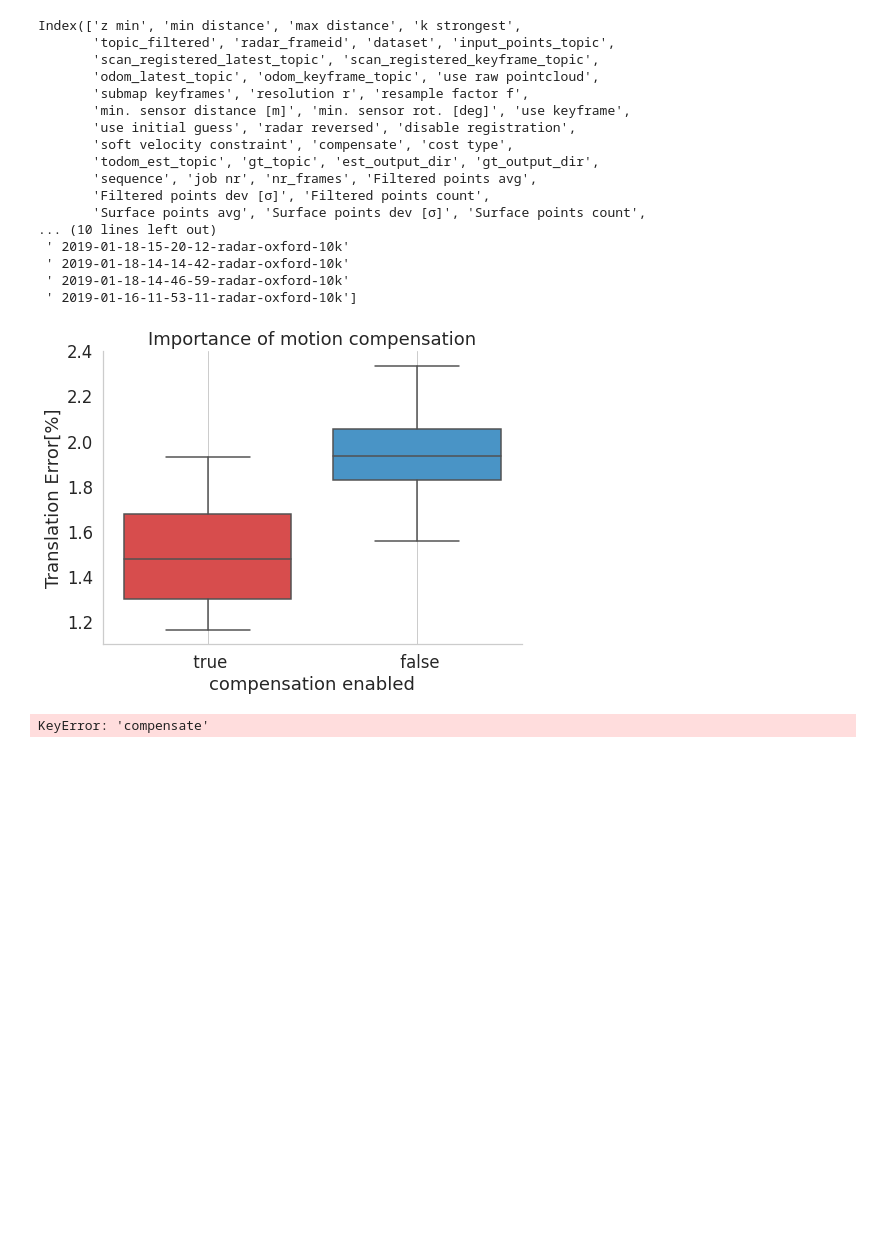
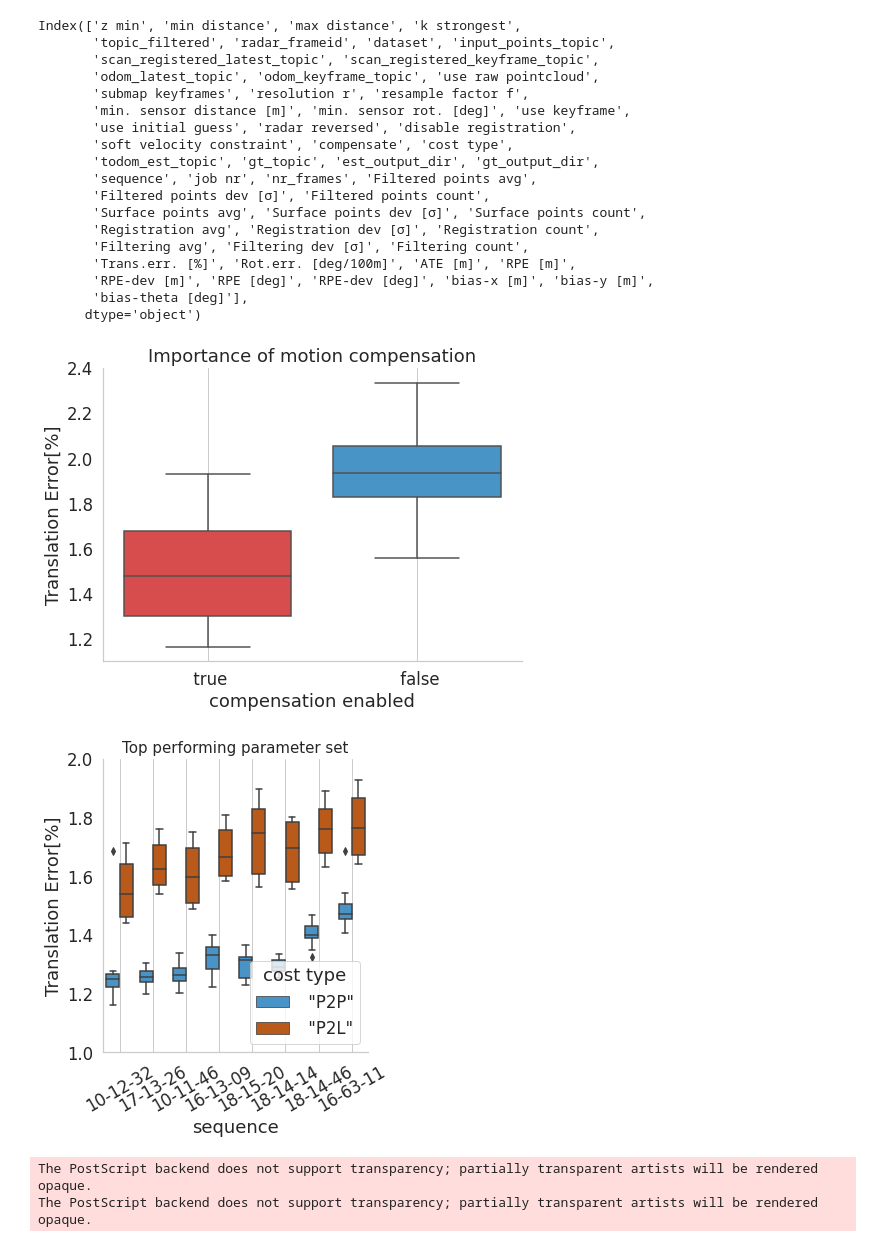
Before and after one commit to Samleo8/CFEAR_evaluation, a Jupyter notebook: motioncomp/motion_comp.ipynb, the cells around one changed output. Drawn from its saved outputs; the diff is of its cells as text; code cells hidden in the pictures; blank space fills up the shorter version.

```diff
--- a/motioncomp/motion_comp.ipynb
+++ b/motioncomp/motion_comp.ipynb
@@ -25,7 +25,7 @@ dd= dd.rename(columns={'Transl. Error': 'Trans.err. [%]'})
 dd= dd.rename(columns={'resolution r': 'resolution r [m]'})
 dd=dd.sort_values(by=["Trans.err. [%]"])
 x=dd["sequence"].unique()
-print(x)
+#print(x)
 #w['sequence'] = w['sequence'].apply({'male':0, 'female':1}.get)
 
 dd['sequence'] = dd['sequence'].apply({' 2019-01-10-12-32-52-radar-oxford-10k': '10-12-32',
@@ -68,40 +68,43 @@ sns_plot.savefig('./output/Motion_compensation_sk=3.png', format='png', dpi=1500
 
 
 
-dc=df[df["compensate"] == " true"]
+dc=df[df["compensation enabled"] == " true"]
 
 
 colors_two = [ "#3498DB", "#D35400"]
 palp2pp2l=sns.color_palette(colors_two)
 
 sns_plot=sns.catplot(x="sequence", y="Translation Error[%]", kind="box",hue="cost type", data=dc, dodge=True, legend_out=False, palette=palp2pp2l)
 sns_plot.set_xticklabels(rotation=30)
 plt.title('Top performing parameter set',fontsize=15)
 plt.ylim(1.0,2)
 plt.grid()
 
 
 plt.show()
 
 sns_plot.savefig('./output/best.eps', format='eps')
 sns_plot.savefig('./output/best.png', format='png', dpi=1500)
 # %% [output]
 Index(['z min', 'min distance', 'max distance', 'k strongest',
        'topic_filtered', 'radar_frameid', 'dataset', 'input_points_topic',
        'scan_registered_latest_topic', 'scan_registered_keyframe_topic',
        'odom_latest_topic', 'odom_keyframe_topic', 'use raw pointcloud',
        'submap keyframes', 'resolution r', 'resample factor f',
        'min. sensor distance [m]', 'min. sensor rot. [deg]', 'use keyframe',
        'use initial guess', 'radar reversed', 'disable registration',
        'soft velocity constraint', 'compensate', 'cost type',
        'todom_est_topic', 'gt_topic', 'est_output_dir', 'gt_output_dir',
        'sequence', 'job nr', 'nr_frames', 'Filtered points avg',
        'Filtered points dev [σ]', 'Filtered points count',
        'Surface points avg', 'Surface points dev [σ]', 'Surface points count',
-... (10 lines left out)
- ' 2019-01-18-15-20-12-radar-oxford-10k'
- ' 2019-01-18-14-14-42-radar-oxford-10k'
- ' 2019-01-18-14-46-59-radar-oxford-10k'
- ' 2019-01-16-11-53-11-radar-oxford-10k']
+       'Registration avg', 'Registration dev [σ]', 'Registration count',
+       'Filtering avg', 'Filtering dev [σ]', 'Filtering count',
+       'Trans.err. [%]', 'Rot.err. [deg/100m]', 'ATE [m]', 'RPE [m]',
+       'RPE-dev [m]', 'RPE [deg]', 'RPE-dev [deg]', 'bias-x [m]', 'bias-y [m]',
+       'bias-theta [deg]'],
+      dtype='object')
 [figure]
+[figure, added]
-KeyError: 'compensate'
+The PostScript backend does not support transparency; partially transparent artists will be rendered opaque.
+The PostScript backend does not support transparency; partially transparent artists will be rendered opaque.
```
Also changed, not shown: 22 other files.
